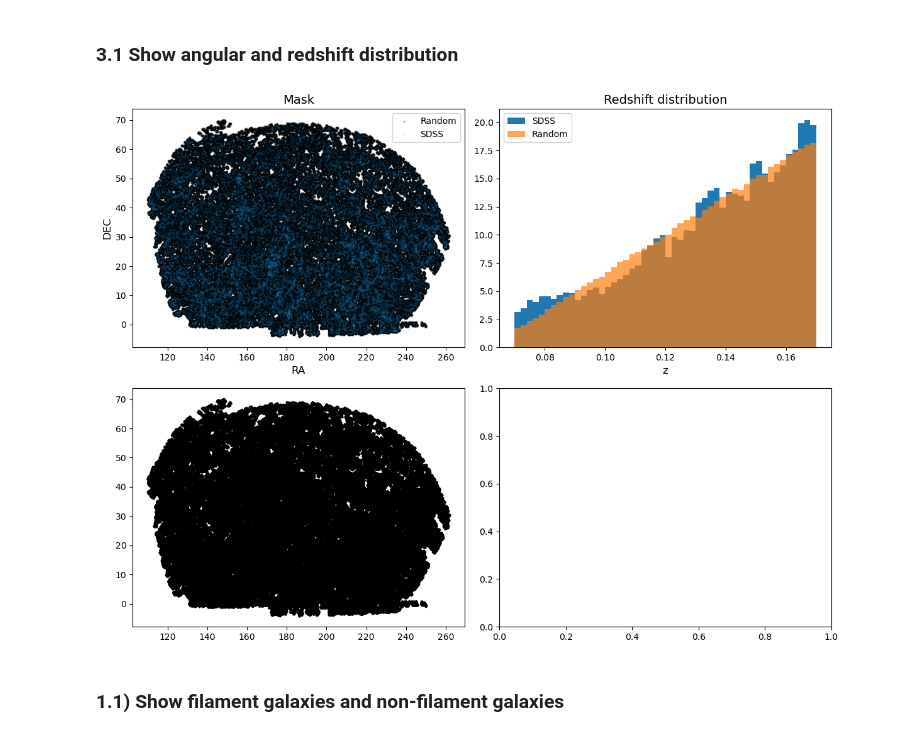
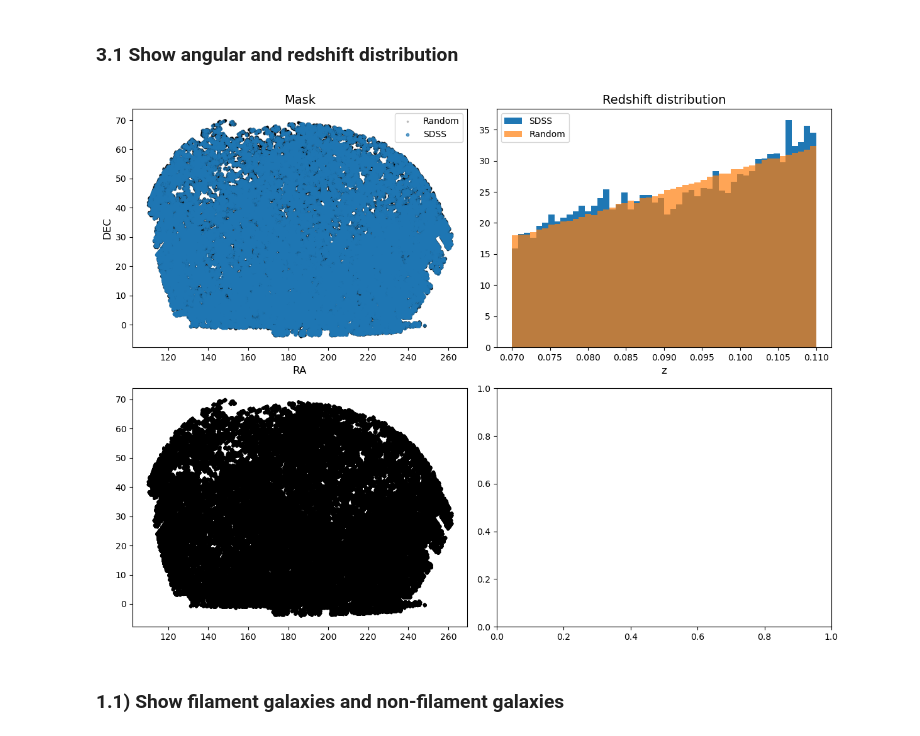
Before and after one commit to FedeDavilaKurban/filbao, a Jupyter notebook: main.ipynb, the cells around one changed output. Drawn from its saved outputs; the diff is of its cells as text; code cells hidden in the pictures.

```diff
--- a/main.ipynb
+++ b/main.ipynb
@@ -20,4 +20,17 @@
 ## 1) Read SDSS
 ## 2) Create Randoms
 ## 3) Assign redshift to randoms
+# %%
+# Parameters
+sample = 'nyu'
+h = 0.6774  # Hubble constant
+zmin, zmax = 0.07, 0.11  # Redshift range
+ran_method = 'poly' # Random redshift generation method
+mag_max = -20.5  # Maximum magnitude
+gr_min = 0
+deg = 1
+dist_min = 5.
+dist_max = 10.
+nside = 128  # Approx 55 arcmin resolution (adjust as needed)
+nrand_mult = 20 # Nr/Nd
 # %%
@@ -181,17 +189,13 @@ Error:
 # %%
-
 ra = cat_sdss_z_mag['ra'].values  # Right Ascension
 dec = cat_sdss_z_mag['dec'].values  # Declination
 redshift = cat_sdss_z_mag['red'].values # Redshift
 
-# Set the resolution (nside)
-nside = 128  # Approx 55 arcmin resolution (adjust as needed)
-nrand = 10*len(cat_sdss_z_mag) # Size of the randoms
+nrand = nrand_mult * len(ra)
 
 ra_random, dec_random = generate_random_radec(ra,dec,nside,nrand)
-red_random = generate_random_red(redshift,nrand)
+red_random = generate_random_red(redshift, nrand, ran_method=ran_method, deg=deg)
 #random_data.to_csv(f'../data/random_sample_healpy_{nside}_{len(random_data)}.csv', index=False)
-
 
 random_data = pd.DataFrame({
     'ra': ra_random,
@@ -210,42 +214,42 @@ print(len(random_data))
 import matplotlib.pyplot as plt
 
 # Create the figure and subplots
-fig, axes = plt.subplots(2, 2, figsize=(12, 9), sharey=False)  # 1 row, 2 columns
+fig, axes = plt.subplots(2, 2, figsize=(12, 9), sharey=False)
 
 # Plot left
 axes[0,0].scatter(random_data['ra'],random_data['dec'],color='k',alpha=.2,s=3,label='Random')
-axes[0,0].scatter(cat_sdss_z_mag['ra'], cat_sdss_z_mag['dec'],color='C00',s=1,alpha=.1,label='SDSS')
+axes[0,0].scatter(cat_sdss_z_mag['ra'], cat_sdss_z_mag['dec'],color='C00',s=10,alpha=.7,label='SDSS')
 
 # Plot for just randoms
 axes[1,0].scatter(random_data['ra'],random_data['dec'],color='k',alpha=1,s=3,label='Random')
 
 
 # Plot right
 axes[0,1].hist(cat_sdss_z_mag['red'],bins=50, color='C00', density=True, histtype='stepfilled', label='SDSS')
 axes[0,1].hist(random_data['red'],bins=50, color='C01', density=True, histtype='stepfilled', alpha=0.7, label='Random')
 
 # Customize each subplot
 axes[0,0].set_title("Mask", fontsize=14)
 axes[0,0].set_xlabel("RA", fontsize=12)
 axes[0,0].set_ylabel("DEC", fontsize=12)
 axes[0,0].tick_params(axis='both', labelsize=10)
 
 axes[0,0].legend(loc=1)
 
 axes[0,1].set_title("Redshift distribution", fontsize=14)
 axes[0,1].set_xlabel("z", fontsize=12)
 axes[0,1].tick_params(axis='both', labelsize=10)
 
 axes[0,1].legend(loc=2)
 
 # Adjust layout for readability
 plt.tight_layout()
 
 # Save or show the figure
 #plt.savefig('1x2_plot_layout.png', dpi=300)  # Save as a high-res image
 plt.show()
 # %% [output]
-[figure, old version]
+[figure, new version]
 # %% [markdown]
 ### 1.1) Show filament galaxies and non-filament galaxies
 # %%
```
Also changed, not shown: parts of 8 cells of this notebook.
